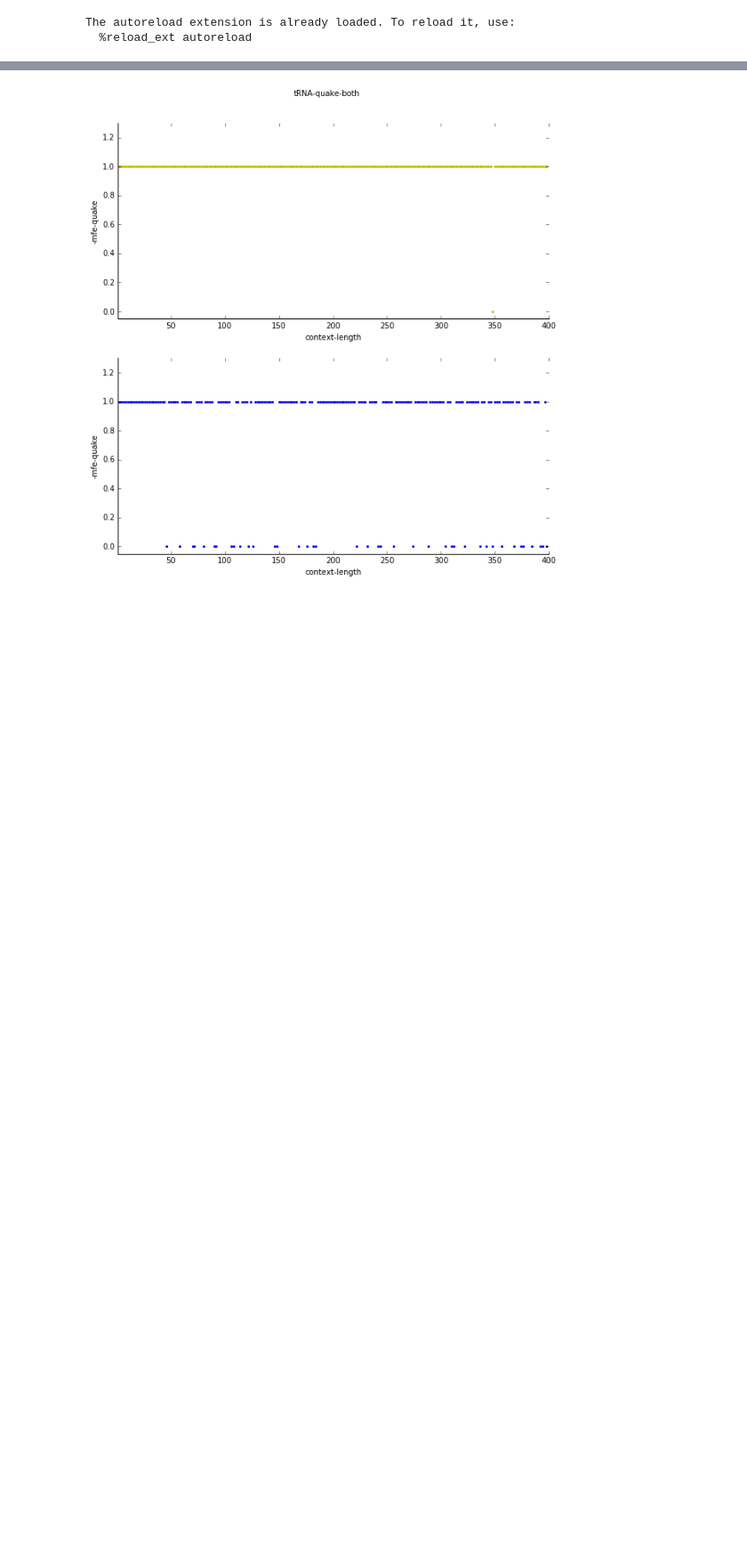
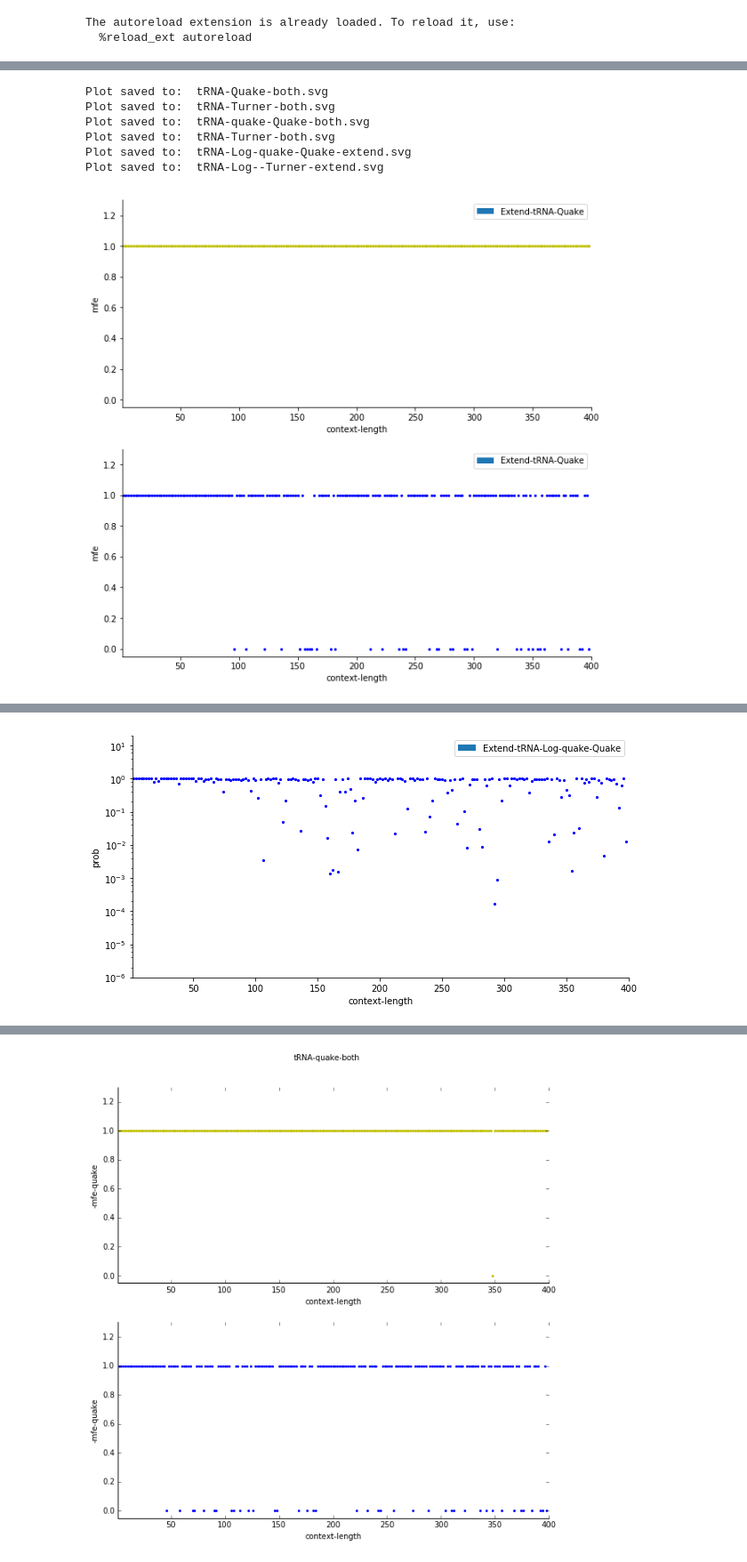
Before and after one commit to mmiladi/mmfold, a Jupyter notebook: local_dotplot/LocalDotplot.ipynb, the cells around one changed output, grey strips where cells are left out. Shown at 89% size. Cells and saved outputs as stored; diff of their text form; code cells hidden in the pictures; blank space fills up the shorter version.

```diff
--- a/local_dotplot/LocalDotplot.ipynb
+++ b/local_dotplot/LocalDotplot.ipynb
@@ -240,0 +280,39 @@ Plot saved to:  tRNA-Log-Turner-extend.svg
+# %%
+# df_trnaa = my_eval(trna2, context_trna2, 2, 68, 34, 2)
+# df_trna_quake = my_eval(trna2, context_trna2, 3, 67, 34, 5, use_pywrapper=False, use_quake=True)
+# df_trna = my_eval(trna2, context_trna2, 3, 67, 34, 5, use_pywrapper=False, use_quake=False)
+# df_trna_both = my_eval(trna2, context_trna2, 3, 67, 34, 2, use_pywrapper=False, quake_opts=[False, True])
+
+# stem="CAUUGUAUUUGUAAUGCGGUG"
+# stem2="GCCUUUUAAAAGGC"
+# df_stem = my_eval(stem, context_trna2, 3, 17, 7, 10)
+# df_stemtest = my_eval(stem2, context_trna2, 3, 10, 8, 50)
+# plot_scatter_df(df_stemtest, 'stem',what='both')
+# plot_scatter_df(df_stem, 'stem-Log-', scale='log', what='split')
+# plot_scatter_df(df_stem, 'stem',what='extend')
+# plot_scatter_df(df_stem, 'stem-Log-', scale='log', what='extend')
+plot_scatter_df(df_trna_both, 'tRNA',what='both', plot_mfe=True, plot_quake=True)
+plot_scatter_df(df_trna_both, 'tRNA',what='both', plot_mfe=True, plot_quake=False)
+
+
+# plot_scatter_df(df_trna_arc_b, 'tRNA arc-b')
+# plot_scatter_df(df_trna_arc_b, 'tRNA arc-b Log(p(i,j))', scale='log')
+plot_scatter_df(df_trna_both, 'tRNA-quake',what='both', plot_quake=True)
+plot_scatter_df(df_trna_both, 'tRNA',what='both')
+
+plot_scatter_df(df_trna_both, 'tRNA-Log-quake', scale='log', what='extend', plot_quake=True)
+plot_scatter_df(df_trna_both, 'tRNA-Log-', scale='log', what='extend')
+
+# plot_scatter_df(df_trna, 'tRNA',what='extend')
+# plot_scatter_df(df_trna, 'tRNA-Log-', scale='log', what='extend')
+
+
+# my_plot(trna_lengths, trna_inners, trna_outers )
+# %% [output]
+Plot saved to:  tRNA-Quake-both.svg
+Plot saved to:  tRNA-Turner-both.svg
+Plot saved to:  tRNA-quake-Quake-both.svg
+Plot saved to:  tRNA-Turner-both.svg
+Plot saved to:  tRNA-Log-quake-Quake-extend.svg
+Plot saved to:  tRNA-Log--Turner-extend.svg
+[figure, added]
@@ -240,0 +322 @@ Plot saved to:  tRNA-Log-Turner-extend.svg
+[figure, added]
```
Also changed, not shown: parts of 13 cells of this notebook, 1 other file.
